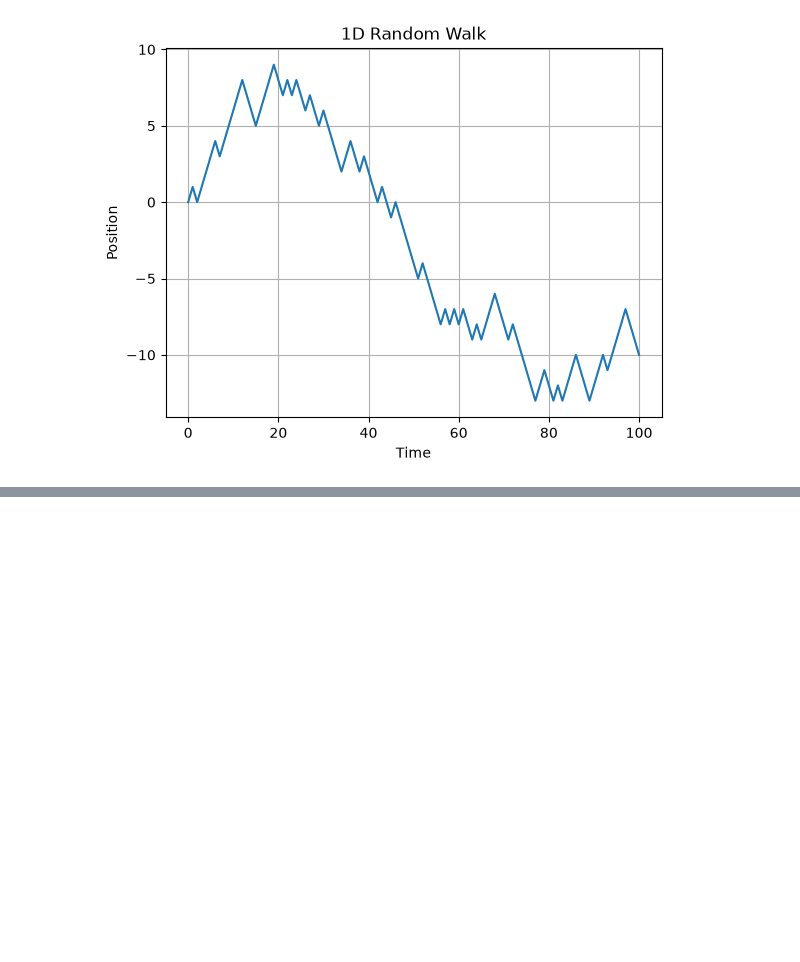
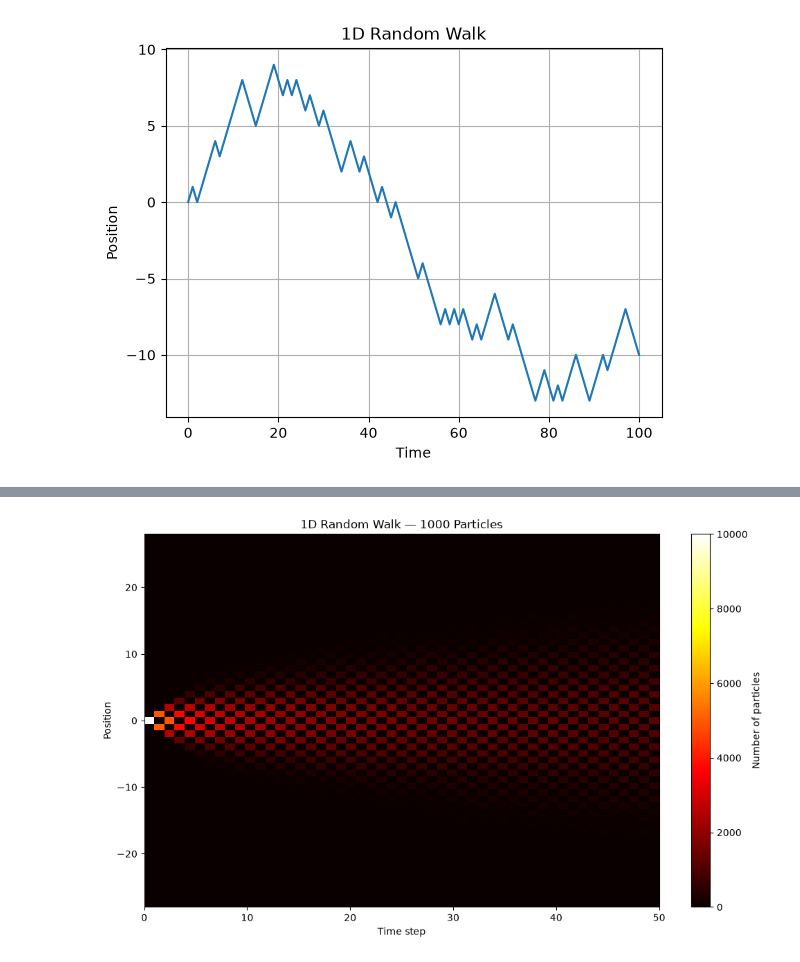
Before and after one commit to austin-phan/brownian-motion, a Jupyter notebook: brownian_motion.ipynb, the cells around one changed output, grey strips where cells are left out. Saved outputs shown, nothing was run; the diff lists cells and outputs as text; code cells hidden in the pictures; blank space fills up the shorter version.

```diff
--- a/brownian_motion.ipynb
+++ b/brownian_motion.ipynb
@@ -21,0 +67,52 @@ plt.show()
+# %%
+import numpy as np
+
+n_particles = 10_000
+n_steps = 50
+
+# Each entry is the step taken by one particle at one time
+steps = np.random.choice(
+    [-1, 1],
+    size=(n_particles, n_steps)
+)
+
+# Position of every particle at every time
+positions = np.zeros((n_particles, n_steps + 1))
+
+positions[:, 1:] = np.cumsum(steps, axis=1)
+# %%
+import matplotlib.pyplot as plt
+
+# Count how many particles are at each position at each time
+x_min = int(positions.min())
+x_max = int(positions.max())
+
+heatmap = np.zeros((x_max - x_min + 1, n_steps + 1))
+
+for t in range(n_steps + 1):
+    counts = np.bincount(
+        positions[:, t].astype(int) - x_min,
+        minlength=x_max - x_min + 1
+    )
+
+    heatmap[:, t] = counts
+
+# Plot
+plt.figure(figsize=(12, 7))
+
+plt.imshow(
+    heatmap,
+    origin="lower",
+    aspect="auto",
+    extent=[0, n_steps, x_min, x_max],
+    cmap="hot"
+)
+
+plt.colorbar(label="Number of particles")
+plt.xlabel("Time step")
+plt.ylabel("Position")
+plt.title("1D Random Walk — 1000 Particles")
+
+plt.show()
+# %% [output]
+[figure, added]
```
Also changed, not shown: parts of 2 cells of this notebook.
